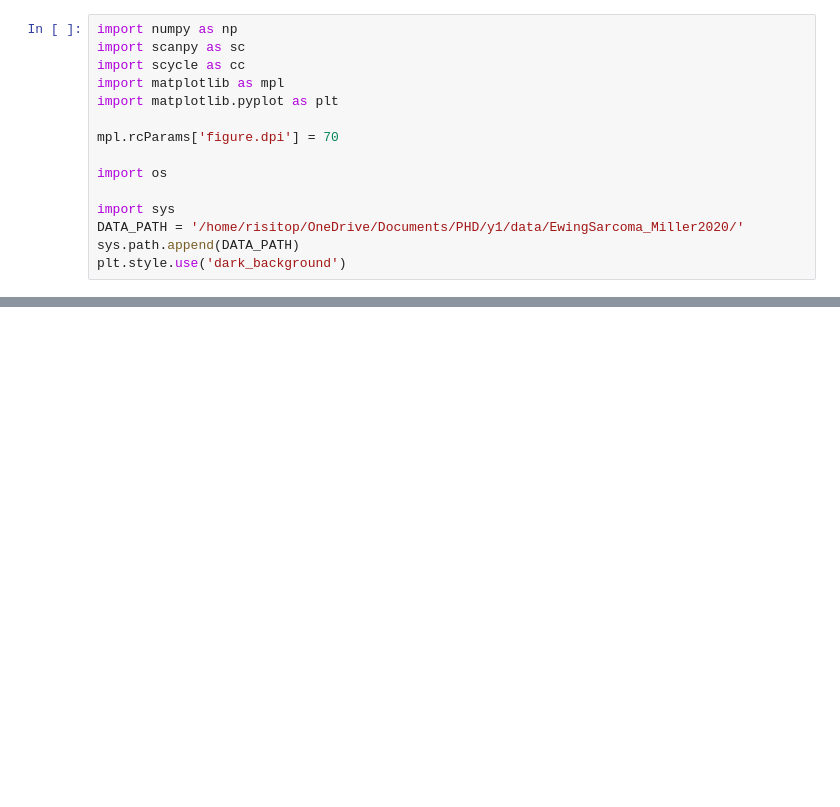
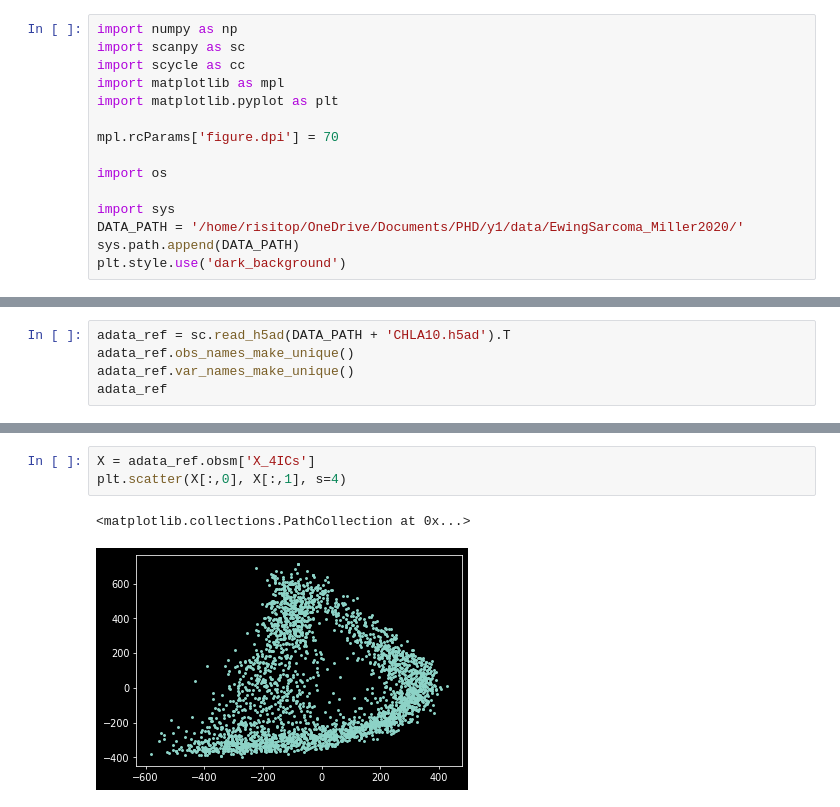
Before and after one commit to auranic/BroadCellLine_scRNASeq_analysis, a Jupyter notebook: scycle_from_raw_to_enriched_ics.ipynb, the cells around one changed output, grey strips where cells are left out. Drawn from its saved outputs; the diff is of its cells as text; blank space fills up the shorter version.

```diff
--- a/scycle_from_raw_to_enriched_ics.ipynb
+++ b/scycle_from_raw_to_enriched_ics.ipynb
@@ -23,3 +23,8 @@ adata
 Observation names are not unique. To make them unique, call `.obs_names_make_unique`.
 Variable names are not unique. To make them unique, call `.var_names_make_unique`.
 AnnData object with n_obs × n_vars = 4800 × 13287
+# %%
+adata_ref = sc.read_h5ad(DATA_PATH + 'CHLA10.h5ad').T
+adata_ref.obs_names_make_unique()
+adata_ref.var_names_make_unique()
+adata_ref
@@ -62,0 +66,6 @@ plt.scatter(X[:,idx_g1s], X[:,idx_g2m], s=4)
+# %%
+X = adata_ref.obsm['X_4ICs']
+plt.scatter(X[:,0], X[:,1], s=4)
+# %% [output]
+<matplotlib.collections.PathCollection at 0x...>
+[figure, added]
```
Also changed, not shown: parts of 9 cells of this notebook.
